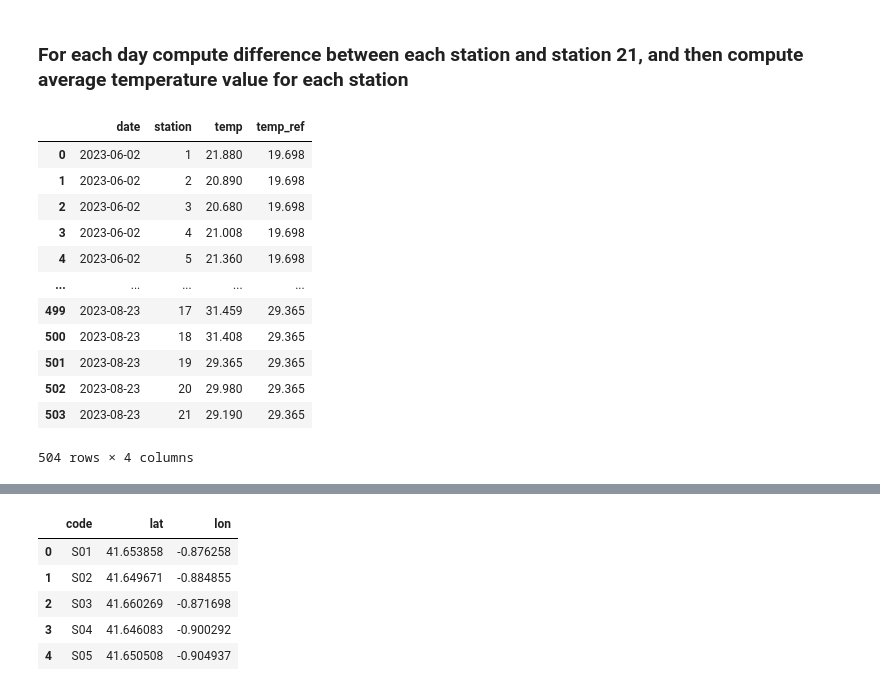
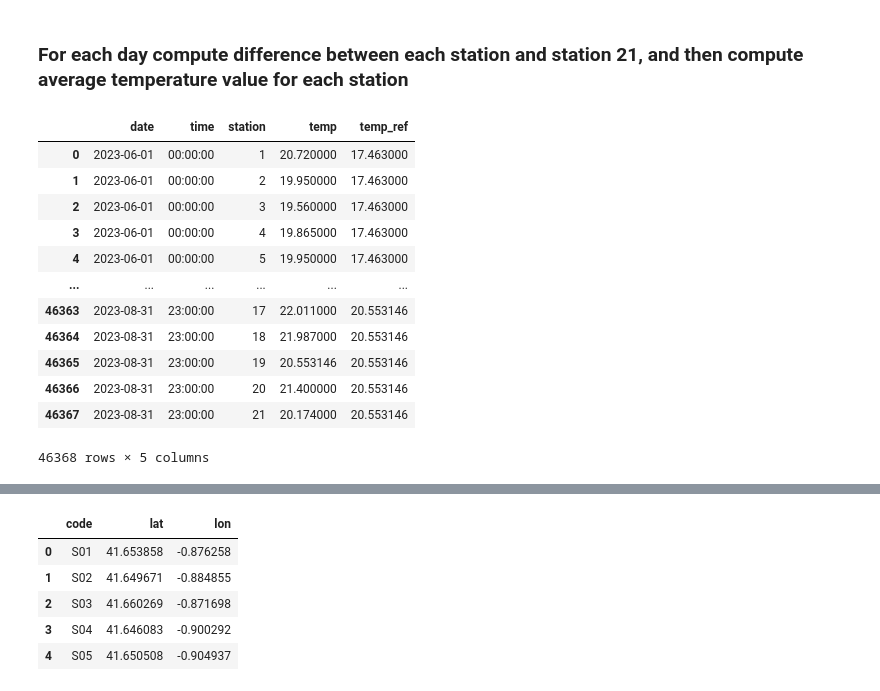
Before and after one commit to ayubero/uhi, a Jupyter notebook: zaragoza/bd_ayuntamiento/preprocessing.ipynb, the cells around one changed output, grey strips where cells are left out. Saved outputs shown, nothing was run; the diff lists cells and outputs as text; code cells hidden in the pictures.

```diff
--- a/zaragoza/bd_ayuntamiento/preprocessing.ipynb
+++ b/zaragoza/bd_ayuntamiento/preprocessing.ipynb
@@ -150,7 +150,7 @@ dates = [
 ]
 # %%
 # Filter by date
-temperatures = temperatures[temperatures['date'].isin(dates)]
+#temperatures = temperatures[temperatures['date'].isin(dates)]
 temperatures.head()
 # %% [output]
 |  | date | Temp | Hum | station | time |
@@ -162,4 +162,10 @@ temperatures.head()
+# %%
+# Filter by date interval
+start_date = '2023-06-01'
+end_date = '2023-08-31'
+
+temperatures = temperatures[(temperatures['date'] >= start_date) & (temperatures['date'] <= end_date)]
 # %%
-temperatures = temperatures[['date', 'station', 'Temp']]
+temperatures = temperatures[['date', 'time', 'station', 'Temp']]
 temperatures.head()
 # %% [output]
@@ -172,12 +178,12 @@ temperatures.head()
 # %%
 # Sort the dataframe by the 'date' column
-temperatures = temperatures.sort_values(by=['date', 'station'])
+temperatures = temperatures.sort_values(by=['date', 'time', 'station'])
 
 # Reset index
 temperatures = temperatures.reset_index(drop=True)
 
 # Change column names
-temperatures.columns = ['date', 'station', 'temp']
+temperatures.columns = ['date', 'time', 'station', 'temp']
 
 temperatures.head()
 # %% [output]
@@ -206,23 +212,23 @@ temperatures'''
 ### For each day compute difference between each station and station 21, and then compute average temperature value for each station
 # %%
 # Merge the dataframe with itself to compute the difference with station 19
-df_ref = temperatures[temperatures['station'] == 19][['date', 'temp']].rename(columns={'temp': 'temp_ref'})
-df_merged = pd.merge(temperatures, df_ref, on='date')
+df_ref = temperatures[temperatures['station'] == 19][['date', 'time', 'temp']].rename(columns={'temp': 'temp_ref'})
+df_merged = pd.merge(temperatures, df_ref, on=['date', 'time'])
 df_merged
 # %% [output]
-|  | date | station | temp | temp_ref |
-| 0 | 2023-06-02 | 1 | 21.880 | 19.698 |
-| 1 | 2023-06-02 | 2 | 20.890 | 19.698 |
-| 2 | 2023-06-02 | 3 | 20.680 | 19.698 |
-| 3 | 2023-06-02 | 4 | 21.008 | 19.698 |
-| 4 | 2023-06-02 | 5 | 21.360 | 19.698 |
-| ... | ... | ... | ... | ... |
-| 499 | 2023-08-23 | 17 | 31.459 | 29.365 |
-| 500 | 2023-08-23 | 18 | 31.408 | 29.365 |
-| 501 | 2023-08-23 | 19 | 29.365 | 29.365 |
-| 502 | 2023-08-23 | 20 | 29.980 | 29.365 |
-| 503 | 2023-08-23 | 21 | 29.190 | 29.365 |
+|  | date | time | station | temp | temp_ref |
+| 0 | 2023-06-01 | 00:00:00 | 1 | 20.720000 | 17.463000 |
+| 1 | 2023-06-01 | 00:00:00 | 2 | 19.950000 | 17.463000 |
+| 2 | 2023-06-01 | 00:00:00 | 3 | 19.560000 | 17.463000 |
+| 3 | 2023-06-01 | 00:00:00 | 4 | 19.865000 | 17.463000 |
+| 4 | 2023-06-01 | 00:00:00 | 5 | 19.950000 | 17.463000 |
+| ... | ... | ... | ... | ... | ... |
+| 46363 | 2023-08-31 | 23:00:00 | 17 | 22.011000 | 20.553146 |
+| 46364 | 2023-08-31 | 23:00:00 | 18 | 21.987000 | 20.553146 |
+| 46365 | 2023-08-31 | 23:00:00 | 19 | 20.553146 | 20.553146 |
+| 46366 | 2023-08-31 | 23:00:00 | 20 | 21.400000 | 20.553146 |
+| 46367 | 2023-08-31 | 23:00:00 | 21 | 20.174000 | 20.553146 |
-504 rows × 4 columns
+46368 rows × 5 columns
 # %%
 # Compute the daily temperature difference from station 19 for each station
 df_merged['temp_diff'] = df_merged['temp'] - df_merged['temp_ref']
```
Also changed, not shown: parts of 9 cells of this notebook, 5 other files.
